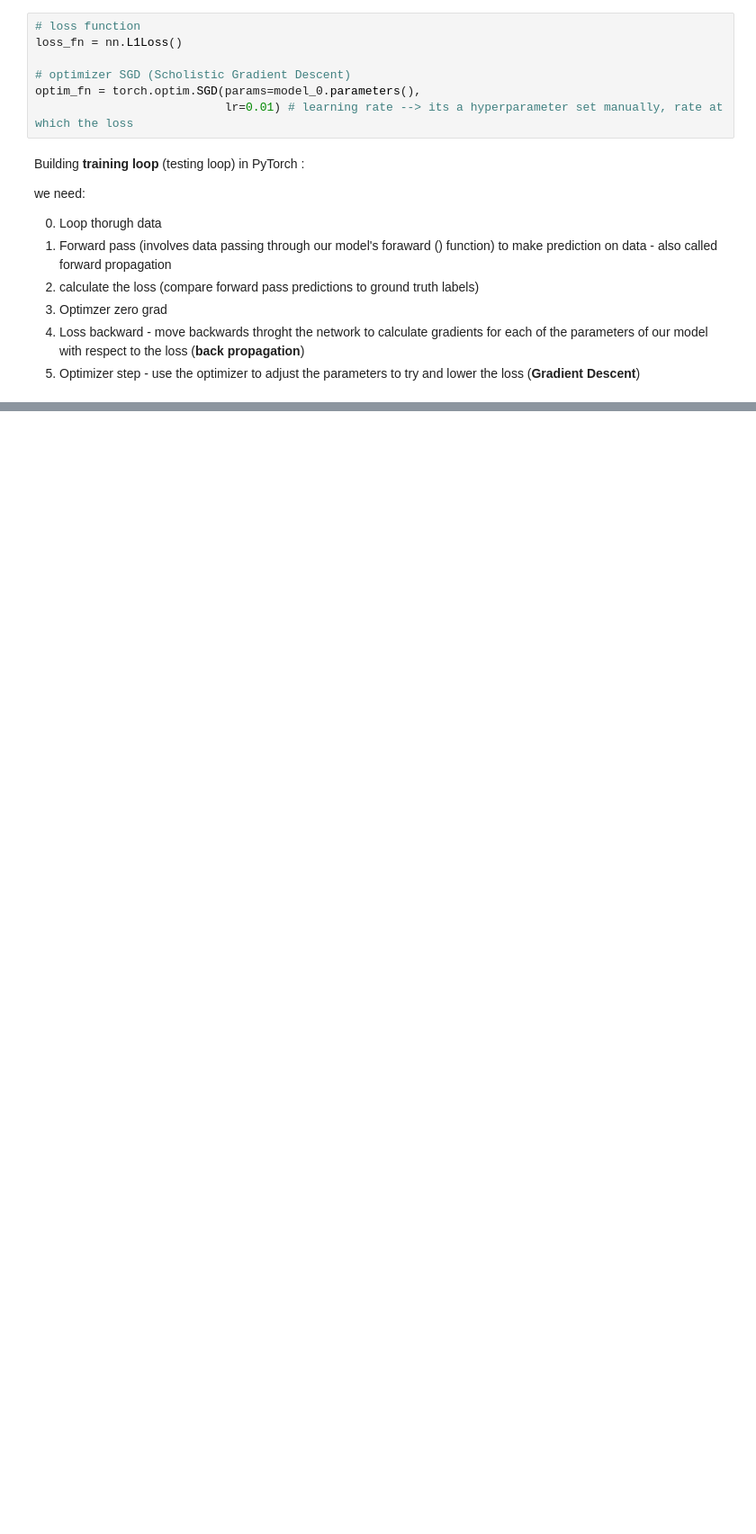
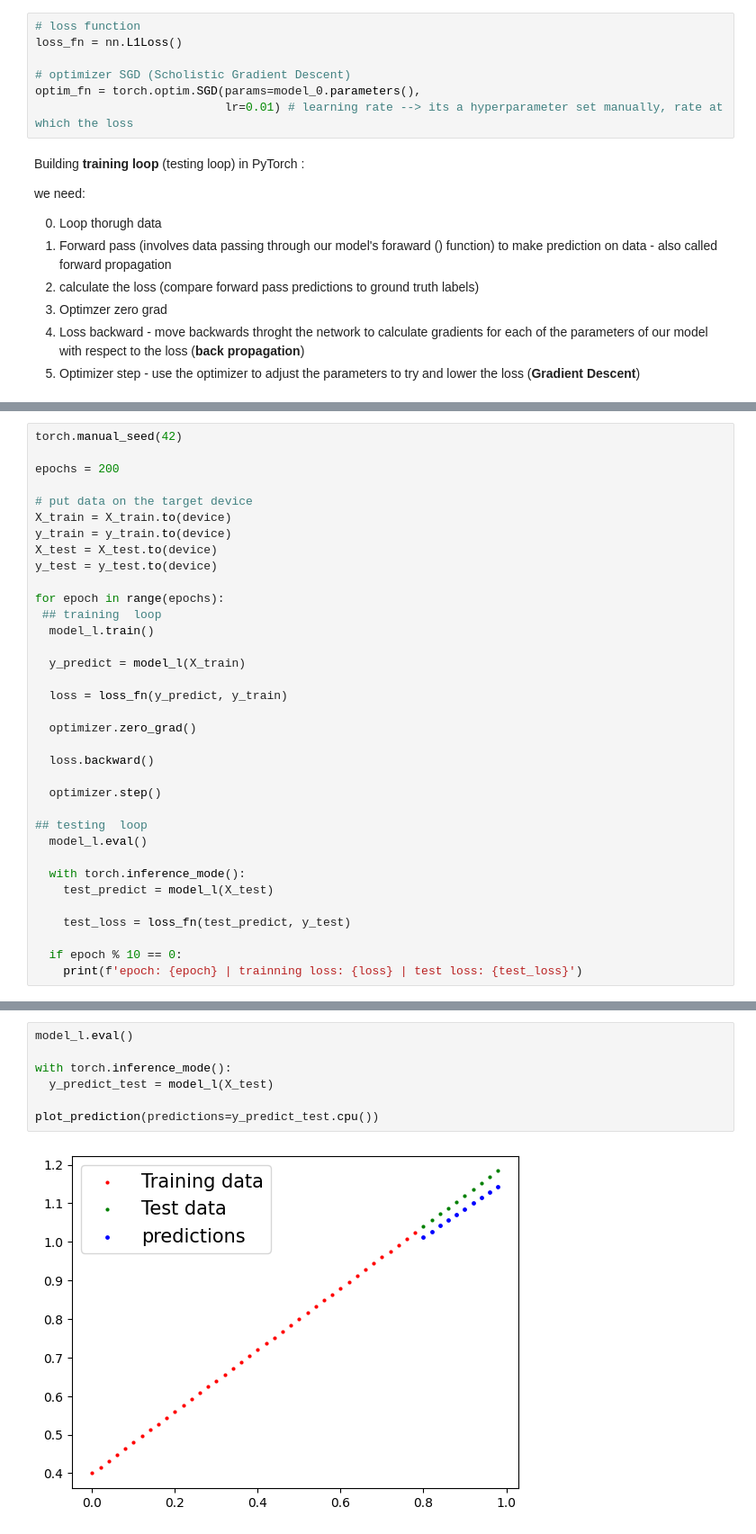
Before and after one commit to pr31988/PyTorch-Fundamentals, a Jupyter notebook: _PyTorch_WorkFlow_01.ipynb, the cells around one changed output, grey strips where cells are left out. Shown at 90% size. Saved outputs shown, nothing was run; the diff lists cells and outputs as text; blank space fills up the shorter version.

```diff
--- a/_PyTorch_WorkFlow_01.ipynb
+++ b/_PyTorch_WorkFlow_01.ipynb
@@ -308,0 +507,35 @@ plot_prediction(predictions=test_pred)
+# %%
+torch.manual_seed(42)
+
+epochs = 200
+
+# put data on the target device
+X_train = X_train.to(device)
+y_train = y_train.to(device)
+X_test = X_test.to(device)
+y_test = y_test.to(device)
+
+for epoch in range(epochs):
+ ## training  loop
+  model_l.train()
+
+  y_predict = model_l(X_train)
+
+  loss = loss_fn(y_predict, y_train)
+
+  optimizer.zero_grad()
+
+  loss.backward()
+
+  optimizer.step()
+
+## testing  loop
+  model_l.eval()
+
+  with torch.inference_mode():
+    test_predict = model_l(X_test)
+
+    test_loss = loss_fn(test_predict, y_test)
+
+  if epoch % 10 == 0:
+    print(f'epoch: {epoch} | trainning loss: {loss} | test loss: {test_loss}')
@@ -308,0 +568,9 @@ plot_prediction(predictions=test_pred)
+# %%
+model_l.eval()
+
+with torch.inference_mode():
+  y_predict_test = model_l(X_test)
+
+plot_prediction(predictions=y_predict_test.cpu())
+# %% [output]
+[figure, added]
```
Also changed, not shown: parts of 27 cells of this notebook.
